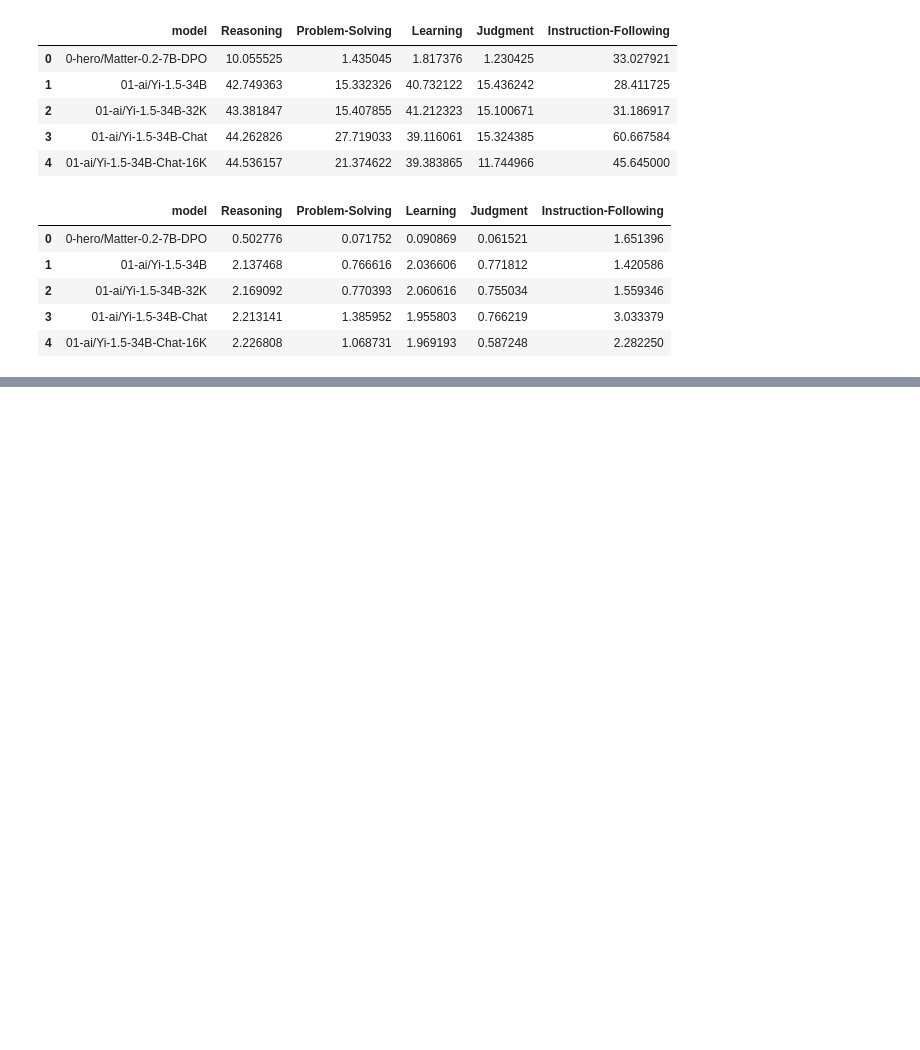
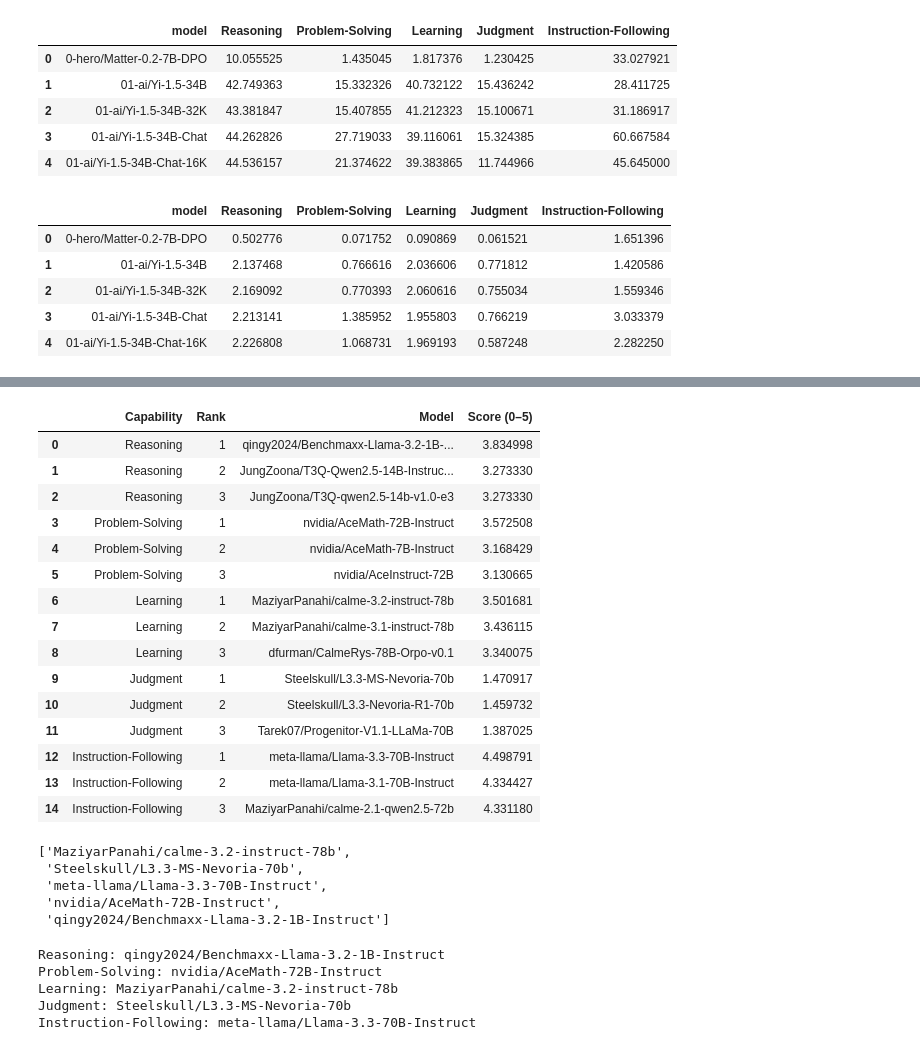
Before and after one commit to Lucas-almma/capability-profiles-hf, a Jupyter notebook: notebooks/generate_radar_plots.ipynb, the cells around one changed output, grey strips where cells are left out. Saved outputs shown, nothing was run; the diff lists cells and outputs as text; code cells hidden in the pictures; blank space fills up the shorter version.

```diff
--- a/notebooks/generate_radar_plots.ipynb
+++ b/notebooks/generate_radar_plots.ipynb
@@ -168,0 +206,5 @@ Successfully installed aiohappyeyeballs-2.6.1 aiohttp-3.13.3 aiosignal-1.4.0 cli
+# %%
+import pandas as pd
+
+df_norm = pd.read_csv("data/processed/hf_normalized_scores.csv")
+df_norm.head()
@@ -168,0 +278,31 @@ Successfully installed aiohappyeyeballs-2.6.1 aiohttp-3.13.3 aiosignal-1.4.0 cli
+# %%
+rows = []
+
+for cap, table in top_models_per_capability.items():
+    for _, row in table.iterrows():
+        rows.append({
+            "Capability": cap,
+            "Rank": row["Rank"],
+            "Model": row["model"],
+            "Score (0–5)": row[cap]
+        })
+
+df_top3_ranked = pd.DataFrame(rows)
+df_top3_ranked
+# %% [output]
+|  | Capability | Rank | Model | Score (0–5) |
+| 0 | Reasoning | 1 | qingy2024/Benchmaxx-Llama-3.2-1B-... | 3.834998 |
+| 1 | Reasoning | 2 | JungZoona/T3Q-Qwen2.5-14B-Instruc... | 3.273330 |
+| 2 | Reasoning | 3 | JungZoona/T3Q-qwen2.5-14b-v1.0-e3 | 3.273330 |
+| 3 | Problem-Solving | 1 | nvidia/AceMath-72B-Instruct | 3.572508 |
+| 4 | Problem-Solving | 2 | nvidia/AceMath-7B-Instruct | 3.168429 |
+| 5 | Problem-Solving | 3 | nvidia/AceInstruct-72B | 3.130665 |
+| 6 | Learning | 1 | MaziyarPanahi/calme-3.2-instruct-78b | 3.501681 |
+| 7 | Learning | 2 | MaziyarPanahi/calme-3.1-instruct-78b | 3.436115 |
+| 8 | Learning | 3 | dfurman/CalmeRys-78B-Orpo-v0.1 | 3.340075 |
+| 9 | Judgment | 1 | Steelskull/L3.3-MS-Nevoria-70b | 1.470917 |
+| 10 | Judgment | 2 | Steelskull/L3.3-Nevoria-R1-70b | 1.459732 |
+| 11 | Judgment | 3 | Tarek07/Progenitor-V1.1-LLaMa-70B | 1.387025 |
+| 12 | Instruction-Following | 1 | meta-llama/Llama-3.3-70B-Instruct | 4.498791 |
+| 13 | Instruction-Following | 2 | meta-llama/Llama-3.1-70B-Instruct | 4.334427 |
+| 14 | Instruction-Following | 3 | MaziyarPanahi/calme-2.1-qwen2.5-72b | 4.331180 |
@@ -168,0 +314,17 @@ Successfully installed aiohappyeyeballs-2.6.1 aiohttp-3.13.3 aiosignal-1.4.0 cli
+# %%
+# Get Rank-1 model for each capability
+rank1_models = {
+    cap: table.loc[table["Rank"] == 1, "model"].iloc[0]
+    for cap, table in top_models_per_capability.items()
+}
+
+# Deduplicate (same model may win multiple capabilities)
+rank1_unique_models = sorted(set(rank1_models.values()))
+
+rank1_unique_models
+# %% [output]
+['MaziyarPanahi/calme-3.2-instruct-78b',
+ 'Steelskull/L3.3-MS-Nevoria-70b',
+ 'meta-llama/Llama-3.3-70B-Instruct',
+ 'nvidia/AceMath-72B-Instruct',
+ 'qingy2024/Benchmaxx-Llama-3.2-1B-Instruct']
@@ -168,0 +372,9 @@ Successfully installed aiohappyeyeballs-2.6.1 aiohttp-3.13.3 aiosignal-1.4.0 cli
+# %%
+for cap, model in rank1_models.items():
+    print(f"{cap}: {model}")
+# %% [output]
+Reasoning: qingy2024/Benchmaxx-Llama-3.2-1B-Instruct
+Problem-Solving: nvidia/AceMath-72B-Instruct
+Learning: MaziyarPanahi/calme-3.2-instruct-78b
+Judgment: Steelskull/L3.3-MS-Nevoria-70b
+Instruction-Following: meta-llama/Llama-3.3-70B-Instruct
```
Also changed, not shown: parts of 8 cells of this notebook, 5 other files.
